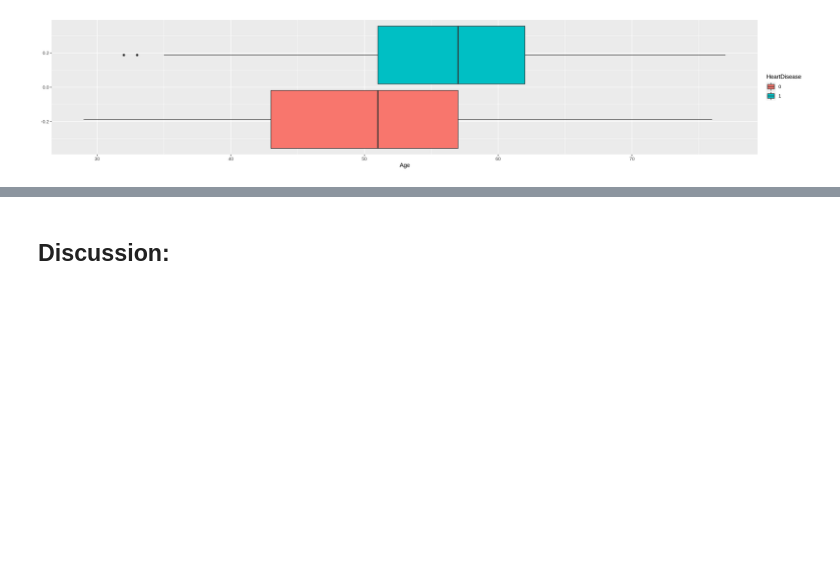
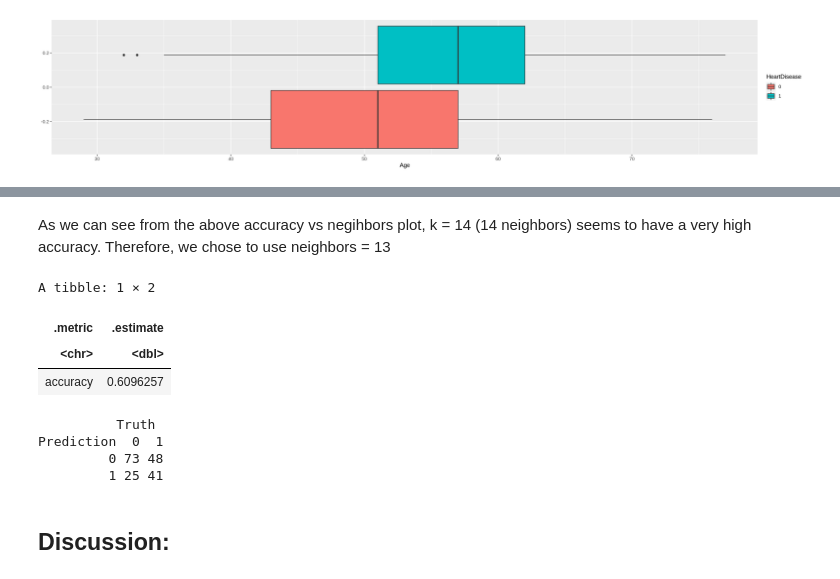
Before and after one commit to josephsoo/dsci_100_group_12, a Jupyter notebook: Project report.ipynb, the cells around one changed output, grey strips where cells are left out. Drawn from its saved outputs; the diff is of its cells as text; code cells hidden in the pictures; blank space fills up the shorter version.

```diff
--- a/Project report.ipynb
+++ b/Project report.ipynb
@@ -202,3 +241,40 @@ age_box
+# %% [markdown]
+As we can see from the above accuracy vs negihbors plot, k = 14 (14 neighbors) seems to have a very high accuracy. Therefore, we chose to use neighbors = 13
+# %%
+knn_best_spec <- nearest_neighbor(weight_func = "rectangular", neighbors = 13) |>
+  set_engine("kknn") |>
+  set_mode("classification")
+
+heart_fit <- workflow() |>
+  add_recipe(heart_recipe) |>
+  add_model(knn_best_spec) |>
+  fit(data = heart_train)
+
+heart_predictions <- predict(heart_fit, heart_test) |>
+    bind_cols(heart_test)
+
+# Comparing the accuracy of predictions to the data in the test set
+heart_acc <- heart_predictions |>
+    metrics(truth = HeartDisease, estimate = .pred_class) |>
+    select(.metric, .estimate) |>
+    head(1)
+
+heart_acc
+
+# Comparing the predictions to the real values in a confusion matrix
+heart_cm <- heart_predictions |>
+    conf_mat(truth = HeartDisease, estimate = .pred_class)
+
+heart_cm
+# %% [output]
+A tibble: 1 × 2
+| .metric | .estimate |
+| <chr> | <dbl> |
+| accuracy | 0.6096257 |
+          Truth
+Prediction  0  1
+         0 73 48
+         1 25 41
 # %% [markdown]
 ## Discussion:
 # %% [markdown]
```
Also changed, not shown: parts of 3 cells of this notebook.
